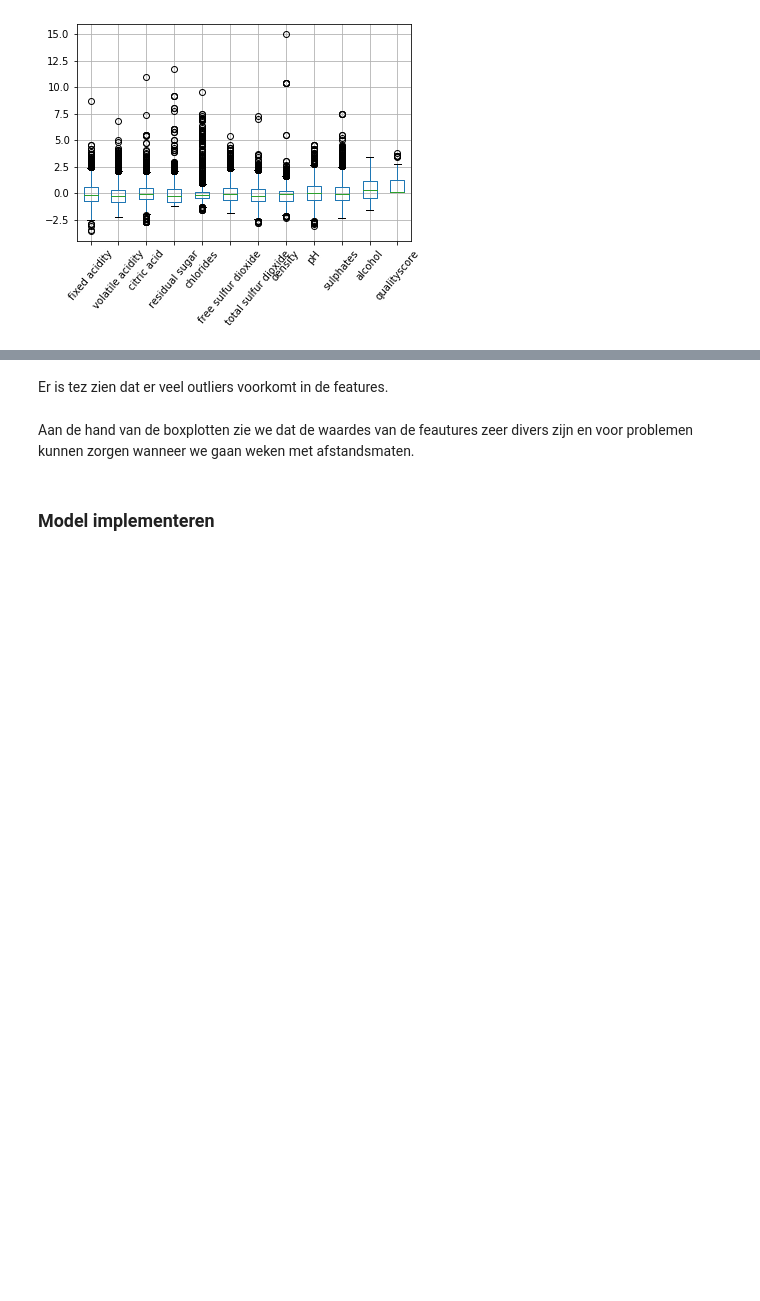
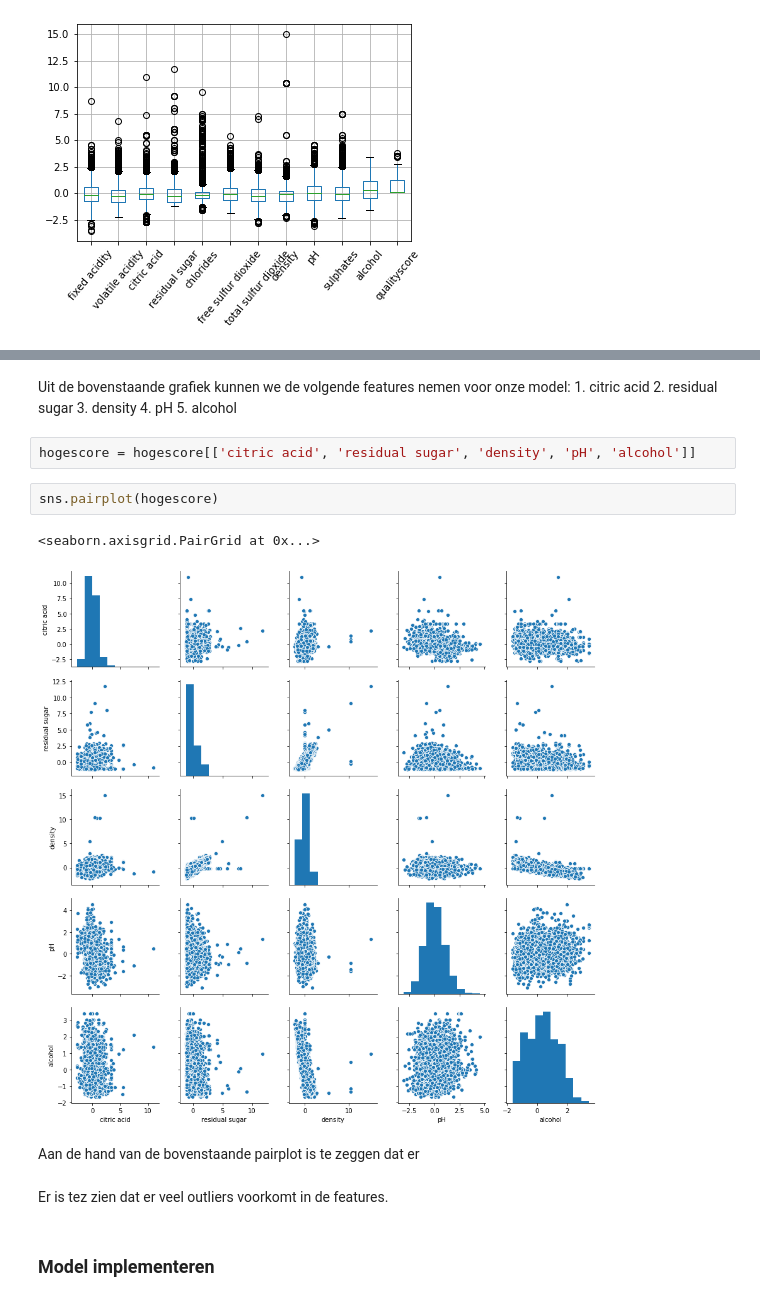
Before and after one commit to AmaryllisLee/CM_Wijncasus, a Jupyter notebook: redwine_project/onderzoeksvraag_2.ipynb, the cells around one changed output, grey strips where cells are left out. Saved outputs shown, nothing was run; the diff lists cells and outputs as text; blank space fills up the shorter version.

```diff
--- a/redwine_project/onderzoeksvraag_2.ipynb
+++ b/redwine_project/onderzoeksvraag_2.ipynb
@@ -536,6 +500,20 @@ hogescore.boxplot(rot = 50)
+# %% [markdown]
+Uit de bovenstaande grafiek kunnen we de volgende features nemen voor onze model:
+    1. citric acid
+    2. residual sugar
+    3. density
+    4. pH
+    5. alcohol
+# %%
+hogescore = hogescore[['citric acid', 'residual sugar', 'density', 'pH', 'alcohol']]
+# %%
+sns.pairplot(hogescore)
+# %% [output]
+<seaborn.axisgrid.PairGrid at 0x...>
+[figure, added]
+# %% [markdown]
+Aan de hand van de bovenstaande pairplot is te zeggen dat er
 # %% [markdown]
 Er is tez zien dat er veel outliers voorkomt in de features.
-# %% [markdown]
-Aan de hand van de boxplotten zie we dat de waardes van de feautures zeer divers zijn en voor problemen kunnen zorgen wanneer we gaan weken met afstandsmaten.
 # %% [markdown]
 ### Model implementeren
```
Also changed, not shown: parts of 77 cells of this notebook, 2 other files.
